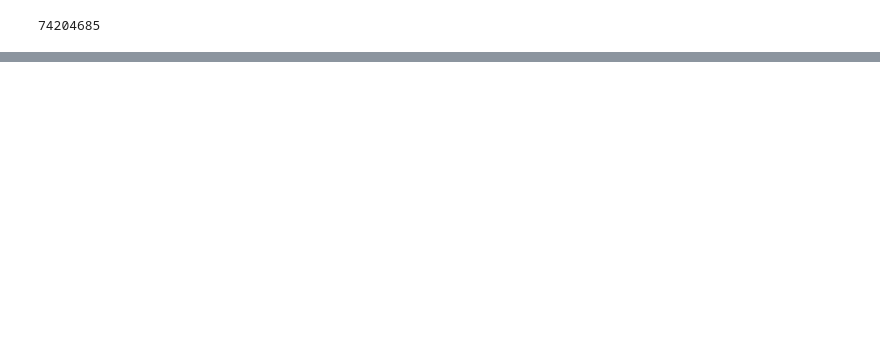
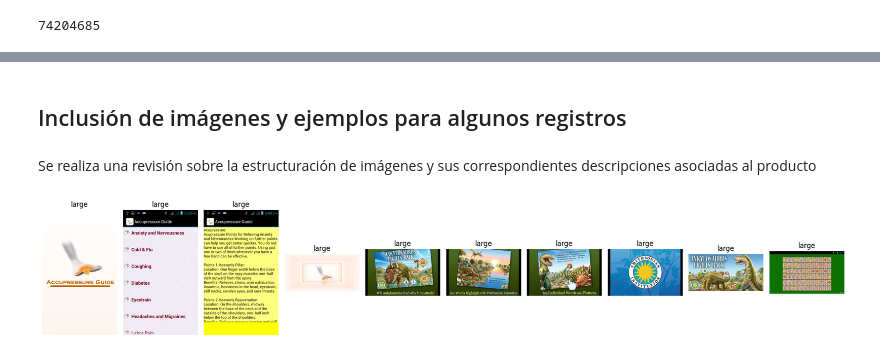
Before and after one commit to UIdealist/products-viability-analysis, a Jupyter notebook: analyze_item_metadata.ipynb, the cells around one changed output, grey strips where cells are left out. Drawn from its saved outputs; the diff is of its cells as text; code cells hidden in the pictures; blank space fills up the shorter version.

```diff
--- a/analyze_item_metadata.ipynb
+++ b/analyze_item_metadata.ipynb
@@ -39,0 +61,14 @@ To adjust logging level use sc.setLogLevel(newLevel). For SparkR, use setLogLeve
+# %%
+builder = (
+    SparkSession.builder \
+        .appName("LocalUnityCatalog") \
+        .config("spark.jars.packages", "io.delta:delta-spark_2.12:3.2.1,mysql:mysql-connector-java:8.0.33") \
+        .config("spark.sql.extensions", "io.delta.sql.DeltaSparkSessionExtension") \
+        .config("spark.sql.catalog.spark_catalog", "org.apache.spark.sql.delta.catalog.DeltaCatalog") \
+        .config("spark.sql.warehouse.dir", f"{metastore_schema_path}/.warehouse") \
+        .config("javax.jdo.option.ConnectionURL", f"jdbc:derby:{metastore_schema_path}/metastore_db;create=true") \
+        .master("local[2]") \
+        .enableHiveSupport()
+)
+
+spark = configure_spark_with_delta_pip(builder).getOrCreate()
@@ -224,0 +488,4 @@ infer.structured_outputs
+# %% [markdown]
+## Inclusión de imágenes y ejemplos para algunos registros
+# %% [markdown]
+Se realiza una revisión sobre la estructuración de imágenes y sus correspondientes descripciones asociadas al producto
@@ -224,0 +566,24 @@ infer.structured_outputs
+# %%
+df_items_images = spark.table('spark_catalog.product_reviews_schema.items_images')
+# %%
+sample_data = df_items_images.limit(10).toPandas()
+# %%
+fig, axes = plt.subplots( 1, 10, figsize = (20,20) )
+f_axes = axes.flatten()
+
+for i, (label, img_bytes) in enumerate(zip(sample_data['type'], sample_data['data'])):
+    if isinstance(img_bytes, str):
+        img_bytes = eval(img_bytes)
+
+    img = Image.open(io.BytesIO(img_bytes))
+    f_axes[i].imshow(img)
+    f_axes[i].set_title(str(label))
+    f_axes[i].axis('off')
+
+for j in range(i + 1, 9):
+    f_axes[j].axis('off')
+
+plt.tight_layout()
+plt.show()
+# %% [output]
+[figure, added]
```
Also changed, not shown: parts of 73 cells of this notebook, 24 other files.
